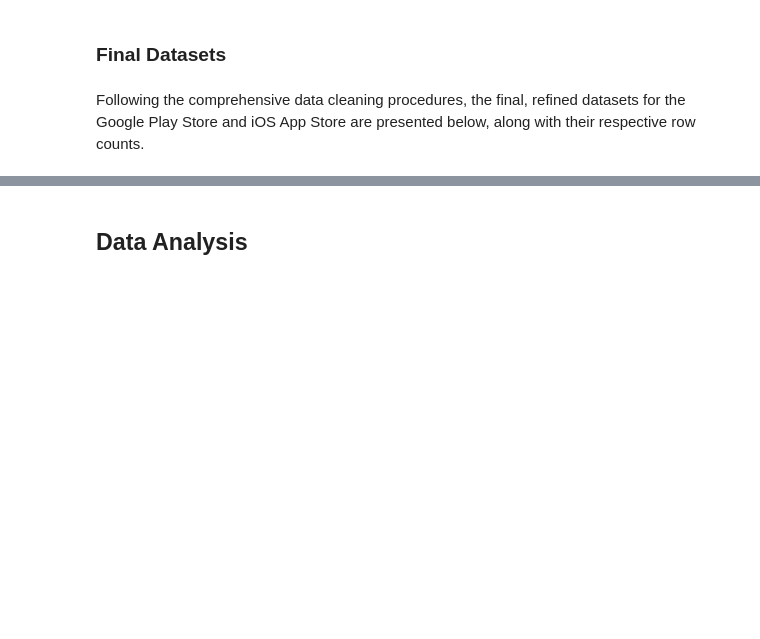
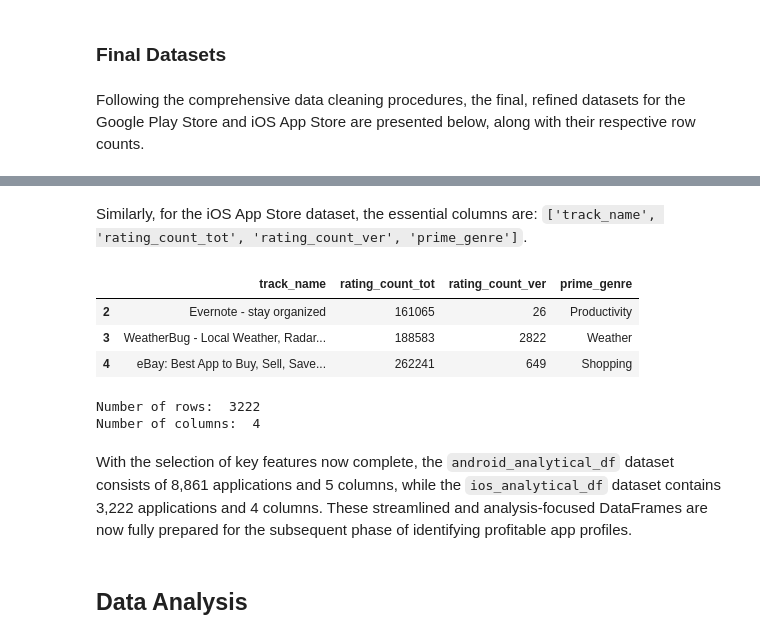
Before and after one commit to xjwllmsx/profitable-app-profiles, a Jupyter notebook: notebook/analysis.ipynb, the cells around one changed output, grey strips where cells are left out. Saved outputs shown, nothing was run; the diff lists cells and outputs as text; code cells hidden in the pictures; blank space fills up the shorter version.

```diff
--- a/notebook/analysis.ipynb
+++ b/notebook/analysis.ipynb
@@ -403,3 +420,18 @@ The cleaned Google Play Store dataset now comprises 8,861 applications, and the
+# %% [markdown]
+Similarly, for the iOS App Store dataset, the essential columns are: `['track_name', 'rating_count_tot', 'rating_count_ver', 'prime_genre']`.
+# %%
+# Select columns for ios_final
+ios_analytical_df = ios_final[['track_name', 'rating_count_tot', 'rating_count_ver', 'prime_genre']].copy()
+explore_data(ios_analytical_df, 3, True)
+# %% [output]
+|  | track_name | rating_count_tot | rating_count_ver | prime_genre |
+| 2 | Evernote - stay organized | 161065 | 26 | Productivity |
+| 3 | WeatherBug - Local Weather, Radar... | 188583 | 2822 | Weather |
+| 4 | eBay: Best App to Buy, Sell, Save... | 262241 | 649 | Shopping |
+Number of rows:  3222
+Number of columns:  4
+# %% [markdown]
+With the selection of key features now complete, the `android_analytical_df` dataset consists of 8,861 applications and 5 columns, while the `ios_analytical_df` dataset contains 3,222 applications and 4 columns. These streamlined and analysis-focused DataFrames are now fully prepared for the subsequent phase of identifying profitable app profiles.
 # %% [markdown]
 ## Data Analysis
 # %% [markdown]
```
Also changed, not shown: parts of 6 cells of this notebook.
